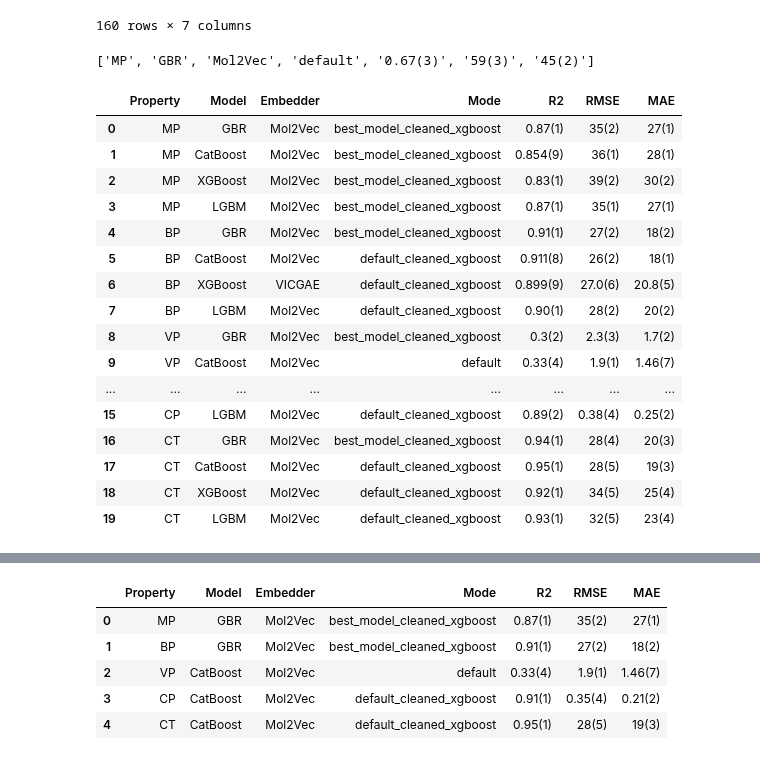
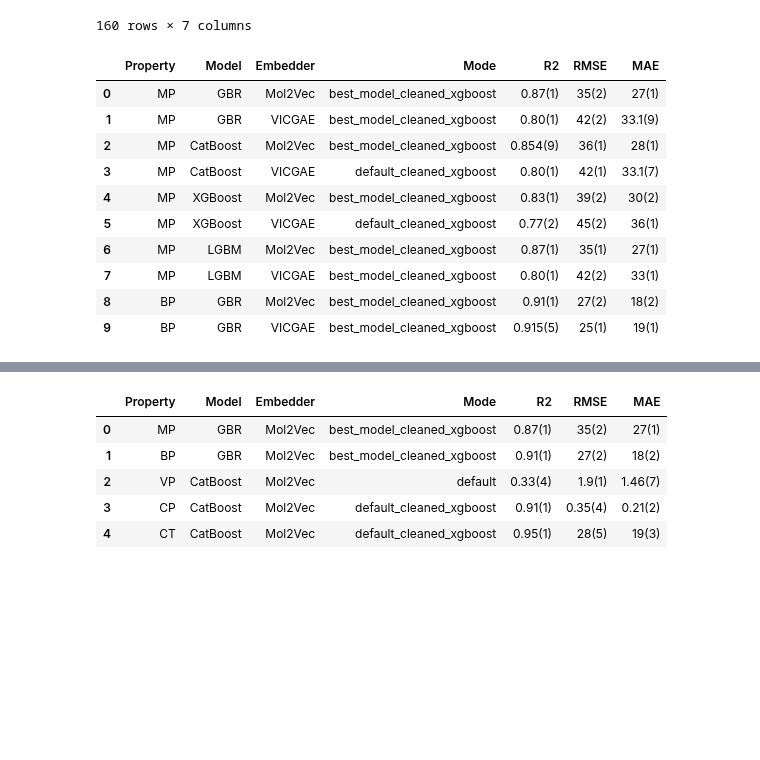
Before and after one commit to aravindhnivas/cxml_py, a Jupyter notebook: notebooks/analysis.ipynb, the cells around one changed output, grey strips where cells are left out. Cells and saved outputs as stored; diff of their text form; code cells hidden in the pictures; blank space fills up the shorter version.

```diff
--- a/notebooks/analysis.ipynb
+++ b/notebooks/analysis.ipynb
@@ -249,10 +249,6 @@ metrics_df
 | 158 | CT | LGBM | VICGAE | best_model | 0.86(1) | 46(2) | 34(2) |
 | 159 | CT | LGBM | VICGAE | best_model_cleaned_xgboost | 0.86(1) | 46(2) | 34(2) |
 160 rows × 7 columns
-# %%
-list(metrics_df.iterrows())[0][1].to_list()
-# %% [output]
-['MP', 'GBR', 'Mol2Vec', 'default', '0.67(3)', '59(3)', '45(2)']
 # %%
 def get_best_metrics(df: pd.DataFrame, search_width = 8, optimize='mae', savename="", save=False, verbose=False):
     if optimize not in ['r2', 'rmse', 'mae']:
@@ -304,27 +300,20 @@ def get_best_metrics(df: pd.DataFrame, search_width = 8, optimize='mae', savenam
 # %%
 save = True
 save = False
 verbose = True
 verbose = False
 best_metrics_df = get_best_metrics(metrics_df, search_width=4, savename='', save=save, verbose=verbose)
-best_metrics_df
 best_metrics_df_overall = get_best_metrics(metrics_df, search_width=8, savename='_overall', save=save)
-best_metrics_df_overall
+best_metrics_df.head(10)
 # %% [output]
 |  | Property | Model | Embedder | Mode | R2 | RMSE | MAE |
 | 0 | MP | GBR | Mol2Vec | best_model_cleaned_xgboost | 0.87(1) | 35(2) | 27(1) |
-| 1 | MP | CatBoost | Mol2Vec | best_model_cleaned_xgboost | 0.854(9) | 36(1) | 28(1) |
-| 2 | MP | XGBoost | Mol2Vec | best_model_cleaned_xgboost | 0.83(1) | 39(2) | 30(2) |
-| 3 | MP | LGBM | Mol2Vec | best_model_cleaned_xgboost | 0.87(1) | 35(1) | 27(1) |
-| 4 | BP | GBR | Mol2Vec | best_model_cleaned_xgboost | 0.91(1) | 27(2) | 18(2) |
-| 5 | BP | CatBoost | Mol2Vec | default_cleaned_xgboost | 0.911(8) | 26(2) | 18(1) |
-| 6 | BP | XGBoost | VICGAE | default_cleaned_xgboost | 0.899(9) | 27.0(6) | 20.8(5) |
-| 7 | BP | LGBM | Mol2Vec | default_cleaned_xgboost | 0.90(1) | 28(2) | 20(2) |
-| 8 | VP | GBR | Mol2Vec | best_model_cleaned_xgboost | 0.3(2) | 2.3(3) | 1.7(2) |
-| 9 | VP | CatBoost | Mol2Vec | default | 0.33(4) | 1.9(1) | 1.46(7) |
-| ... | ... | ... | ... | ... | ... | ... | ... |
-| 15 | CP | LGBM | Mol2Vec | default_cleaned_xgboost | 0.89(2) | 0.38(4) | 0.25(2) |
-| 16 | CT | GBR | Mol2Vec | best_model_cleaned_xgboost | 0.94(1) | 28(4) | 20(3) |
-| 17 | CT | CatBoost | Mol2Vec | default_cleaned_xgboost | 0.95(1) | 28(5) | 19(3) |
-| 18 | CT | XGBoost | Mol2Vec | default_cleaned_xgboost | 0.92(1) | 34(5) | 25(4) |
-| 19 | CT | LGBM | Mol2Vec | default_cleaned_xgboost | 0.93(1) | 32(5) | 23(4) |
+| 1 | MP | GBR | VICGAE | best_model_cleaned_xgboost | 0.80(1) | 42(2) | 33.1(9) |
+| 2 | MP | CatBoost | Mol2Vec | best_model_cleaned_xgboost | 0.854(9) | 36(1) | 28(1) |
+| 3 | MP | CatBoost | VICGAE | default_cleaned_xgboost | 0.80(1) | 42(1) | 33.1(7) |
+| 4 | MP | XGBoost | Mol2Vec | best_model_cleaned_xgboost | 0.83(1) | 39(2) | 30(2) |
+| 5 | MP | XGBoost | VICGAE | default_cleaned_xgboost | 0.77(2) | 45(2) | 36(1) |
+| 6 | MP | LGBM | Mol2Vec | best_model_cleaned_xgboost | 0.87(1) | 35(1) | 27(1) |
+| 7 | MP | LGBM | VICGAE | best_model_cleaned_xgboost | 0.80(1) | 42(2) | 33(1) |
+| 8 | BP | GBR | Mol2Vec | best_model_cleaned_xgboost | 0.91(1) | 27(2) | 18(2) |
+| 9 | BP | GBR | VICGAE | best_model_cleaned_xgboost | 0.915(5) | 25(1) | 19(1) |
```
Also changed, not shown: parts of 3 cells of this notebook.
